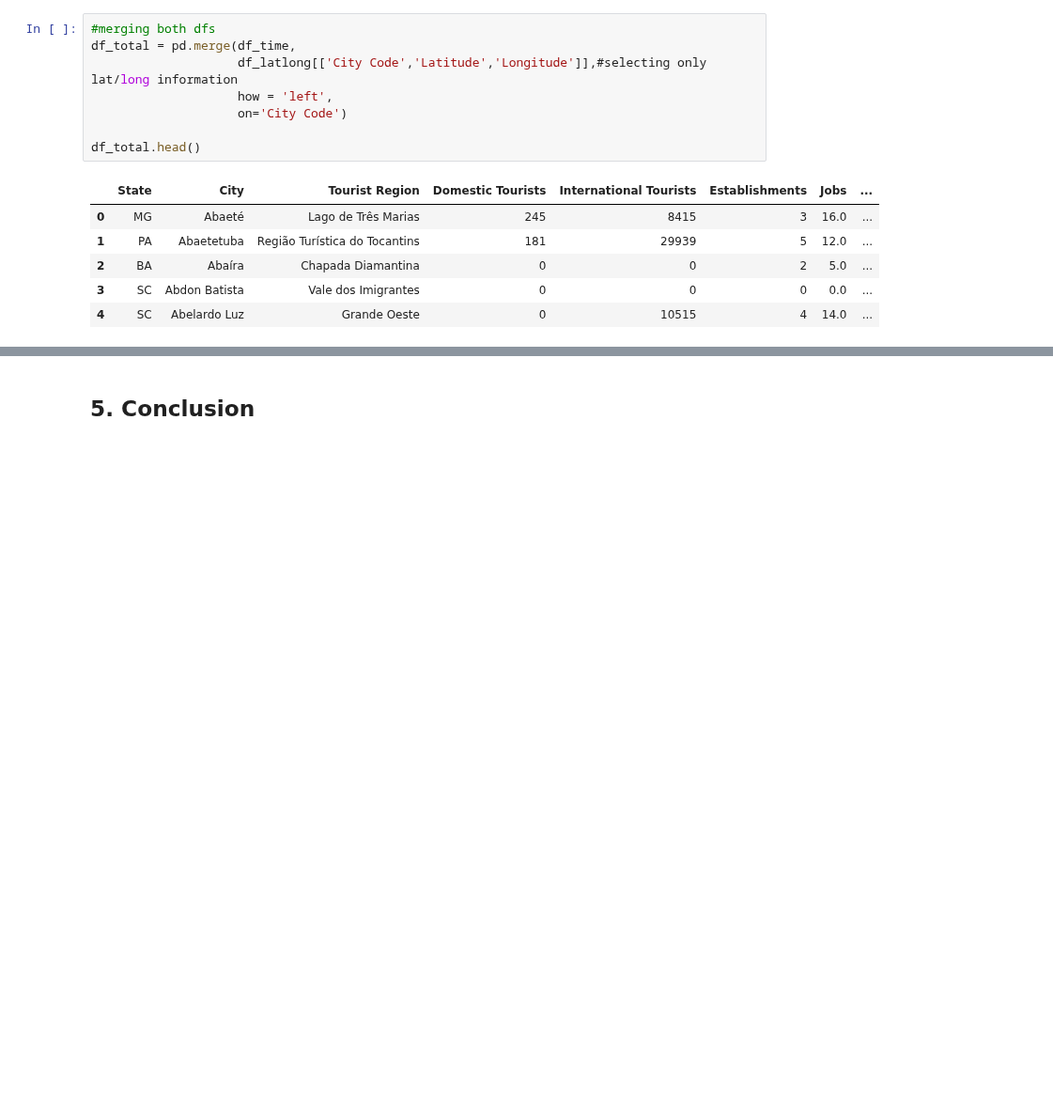
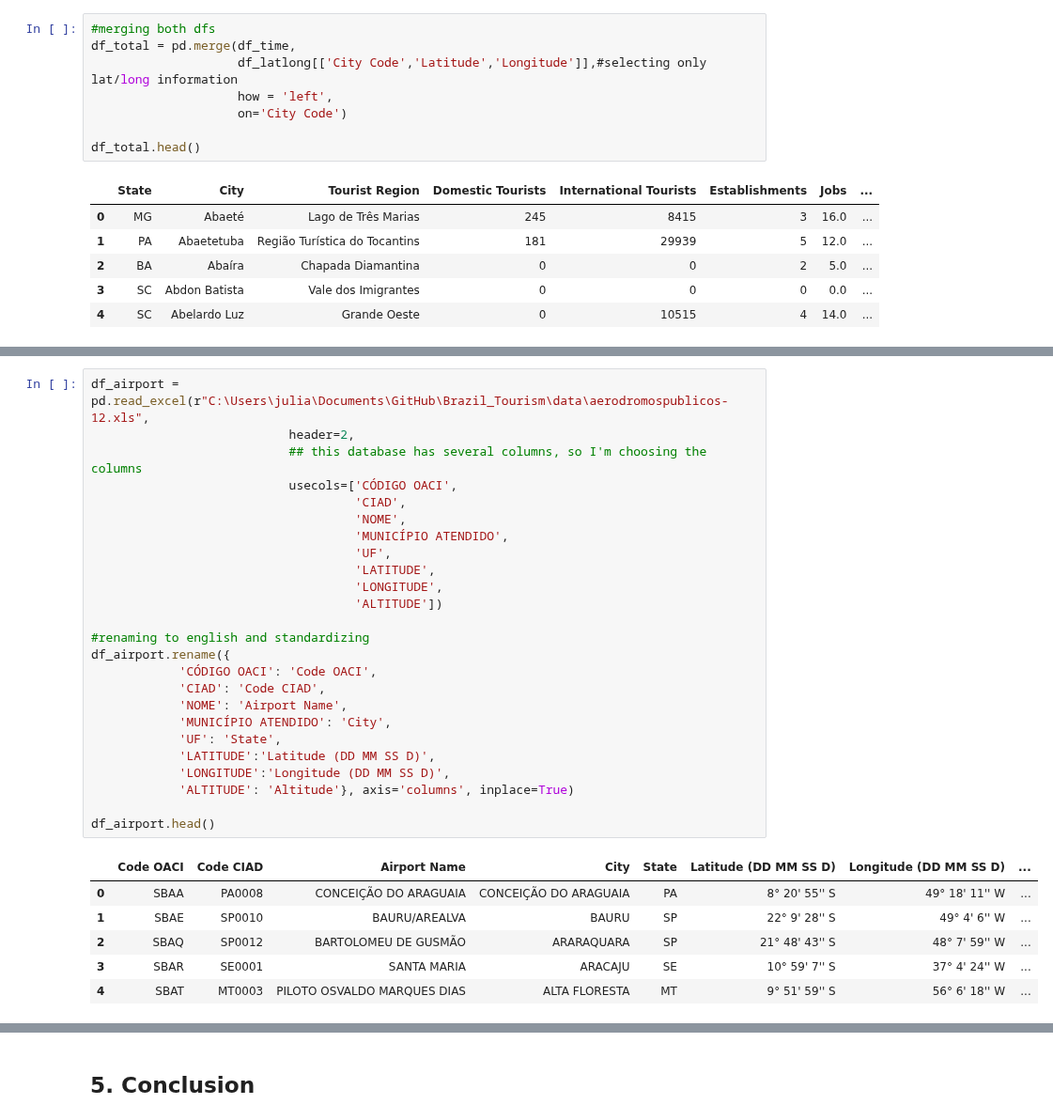
Before and after one commit to juhtolent/Brazil_Tourism, a Jupyter notebook: Data Analysis - Tourism.ipynb, the cells around one changed output, grey strips where cells are left out. Shown at 94% size. Drawn from its saved outputs; the diff is of its cells as text; blank space fills up the shorter version.

```diff
--- a/Data Analysis - Tourism.ipynb
+++ b/Data Analysis - Tourism.ipynb
@@ -569,0 +575,32 @@ df_total.head()
+# %%
+df_airport = pd.read_excel(r"C:\Users\julia\Documents\GitHub\Brazil_Tourism\data\aerodromospublicos-12.xls",
+                           header=2,
+                           ## this database has several columns, so I'm choosing the columns
+                           usecols=['CÓDIGO OACI',
+                                    'CIAD',
+                                    'NOME',
+                                    'MUNICÍPIO ATENDIDO',
+                                    'UF',
+                                    'LATITUDE',
+                                    'LONGITUDE',
+                                    'ALTITUDE'])
+
+#renaming to english and standardizing
+df_airport.rename({
+            'CÓDIGO OACI': 'Code OACI',
+            'CIAD': 'Code CIAD',
+            'NOME': 'Airport Name',
+            'MUNICÍPIO ATENDIDO': 'City',
+            'UF': 'State',
+            'LATITUDE':'Latitude (DD MM SS D)',
+            'LONGITUDE':'Longitude (DD MM SS D)',
+            'ALTITUDE': 'Altitude'}, axis='columns', inplace=True)
+
+df_airport.head()
+# %% [output]
+|  | Code OACI | Code CIAD | Airport Name | City | State | Latitude (DD MM SS D) | Longitude (DD MM SS D) | ... |
+| 0 | SBAA | PA0008 | CONCEIÇÃO DO ARAGUAIA | CONCEIÇÃO DO ARAGUAIA | PA | 8° 20' 55'' S | 49° 18' 11'' W | ... |
+| 1 | SBAE | SP0010 | BAURU/AREALVA | BAURU | SP | 22° 9' 28'' S | 49° 4' 6'' W | ... |
+| 2 | SBAQ | SP0012 | BARTOLOMEU DE GUSMÃO | ARARAQUARA | SP | 21° 48' 43'' S | 48° 7' 59'' W | ... |
+| 3 | SBAR | SE0001 | SANTA MARIA | ARACAJU | SE | 10° 59' 7'' S | 37° 4' 24'' W | ... |
+| 4 | SBAT | MT0003 | PILOTO OSVALDO MARQUES DIAS | ALTA FLORESTA | MT | 9° 51' 59'' S | 56° 6' 18'' W | ... |
```
Also changed, not shown: parts of 9 cells of this notebook.
